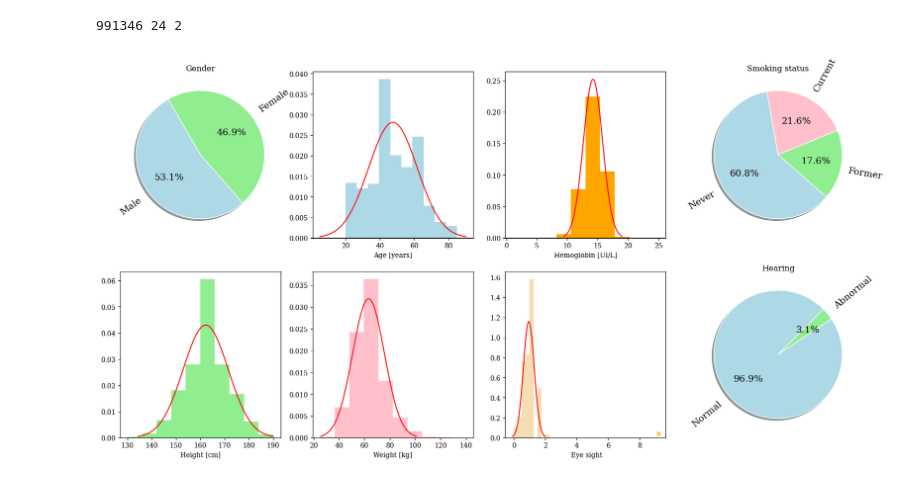
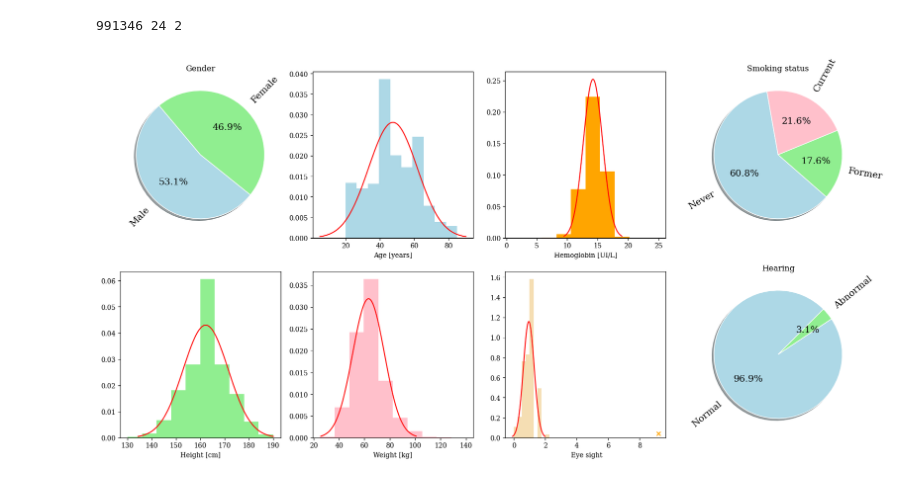
Before and after one commit to CarlaZdravkovicHugod/MLProject1, a Jupyter notebook: viz.ipynb, the cells around one changed output. Cells and saved outputs as stored; diff of their text form; code cells hidden in the pictures.

```diff
--- a/viz.ipynb
+++ b/viz.ipynb
@@ -61,9 +57,6 @@ print(N,M,C)
 raw_data[raw_data == 'Male'] = 1
 raw_data[raw_data == 'Female'] = 0
 # %%
-serif_font = {'fontname':'serif'}
-import matplotlib
-import matplotlib.pyplot as plt
 matplotlib.rcParams['font.family'] = 'serif'
 # If the data here, fx height is normal dist. then chances are that it is a representative data set.
 
@@ -76,7 +69,7 @@ sigma1 = np.std(raw_data[:, 2])
 x1 = np.linspace(mu1 - 3*sigma1, mu1 + 3*sigma1, 100)
 plt.subplot(2,4,2)
 plt.hist(raw_data[:, 2], density=True, color='lightblue')
-plt.xlabel('Age [years]',**serif_font)
+plt.xlabel('Age [years]')
 plt.plot(x1, stats.norm.pdf(x1, mu1, sigma1), color='red')
 
 
@@ -89,7 +82,7 @@ plt.subplot(2,4,1)
 u1 = np.floor(np.sqrt(M)); v1 = np.ceil(float(M)/u1)
 plt.plot(1, int(v1), 1)
 plt.pie(sex, labels = ['Male', 'Female'], colors = ['lightblue', 'lightgreen'], autopct='%1.1f%%',
-startangle=120,
+startangle=130,
 wedgeprops={"linewidth": 1, "edgecolor": "white",'antialiased':True}, textprops={'fontsize': 14}, shadow=True, rotatelabels=True)
 plt.title('Gender')
 
@@ -100,7 +93,7 @@ sigma2 = np.std(raw_data[:,17])
 x2 = np.linspace(mu2 - 3*sigma2, mu2 + 3*sigma2, 100)
 plt.subplot(2,4,3)
 plt.hist(raw_data[:, 17], density=True, color='orange')
-plt.xlabel('Hemoglobin [UI/L]',**serif_font)
+plt.xlabel('Hemoglobin [UI/L]')
 plt.plot(x2, stats.norm.pdf(x2, mu2, sigma2), color='red')
 
 
@@ -127,7 +120,7 @@ sigma3 = np.std(raw_data[:,3])
 x3 = np.linspace(mu3 - 3*sigma3, mu3 + 3*sigma3, 100)
 plt.subplot(2,4,5)
 plt.hist(raw_data[:, 3], density=True, color='lightgreen')
-plt.xlabel('Height [cm]',**serif_font)
+plt.xlabel('Height [cm]')
 plt.plot(x3, stats.norm.pdf(x3, mu3, sigma3), color='red')
 
 
@@ -137,7 +130,7 @@ sigma4 = np.std(raw_data[:,4])
 x4 = np.linspace(mu4 - 3*sigma4, mu4 + 3*sigma4, 100)
 plt.subplot(2,4,6)
 plt.hist(raw_data[:, 4], density=True, color='pink')
-plt.xlabel('Weight [kg]',**serif_font)
+plt.xlabel('Weight [kg]')
 plt.plot(x4, stats.norm.pdf(x4, mu4, sigma4), color='red')
 
 # plot 7, sight raw_data[:,6] left raw_data[:,7] right. Here I have to add two normal distribution. OBS: blind is the outlier
@@ -149,32 +142,32 @@ mu51 = np.mean(sight_L)
 sigma51 = np.std(sight_L)
 mu52 = np.mean(sight_R)
 sigma52 = np.std(sight_R)
 mu5 = (mu51 + mu52)/2
 sigma5 = (sigma51 + sigma52)/2
 x5 = np.linspace(mu5 - 3*sigma5, mu5 + 3*sigma5, 100)
 plt.subplot(2,4,7)
 plt.hist(sight_L, density=True, color='wheat')
 plt.hist(sight_R, density=True, color='wheat')
-plt.xlabel(' Eye sight',**serif_font)
+plt.xlabel(' Eye sight')
 plt.scatter(9.2,0.04, color='orange', marker='x')
 plt.plot(x5, stats.norm.pdf(x5, mu5, sigma5), color='red')
 
 
 # plot 8: hearing raw_data[:,8] left raw_data[:,9] right, very few with abnormaliti
 b = raw_data[:, 8]
 unique, counts = np.unique(b, return_counts=True)
 ones = counts[0]
 two = counts[1]
 atts = ['Normal', 'Abnormal']
 hear = [ones, two]
 plt.subplot(2,4,8)
 u1 = np.floor(np.sqrt(M)); v1 = np.ceil(float(M)/u1)
 plt.plot(1, int(v1), 1)
 plt.pie(hear, labels = atts, colors = ['lightblue', 'lightgreen'], autopct='%1.1f%%',
 startangle=45,
 wedgeprops={"linewidth": 1, "edgecolor": "white",'antialiased':True}, textprops={'fontsize': 14}, shadow=True, rotatelabels=True)
 plt.title('Hearing')
 
 plt.show()
 # %% [output]
-[figure, old version]
+[figure, new version]
```
Also changed, not shown: parts of 2 cells of this notebook, 1 other file.
